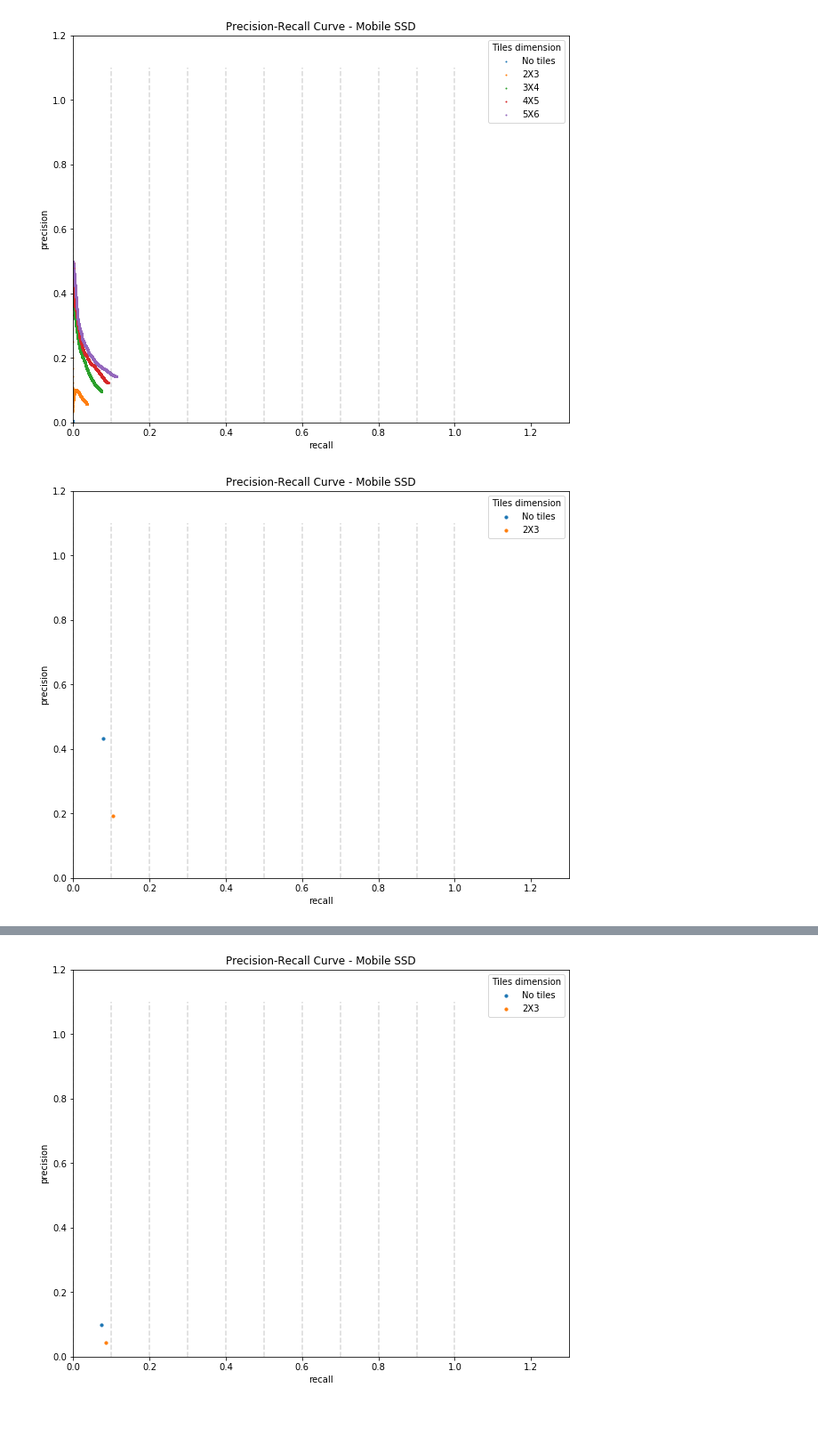
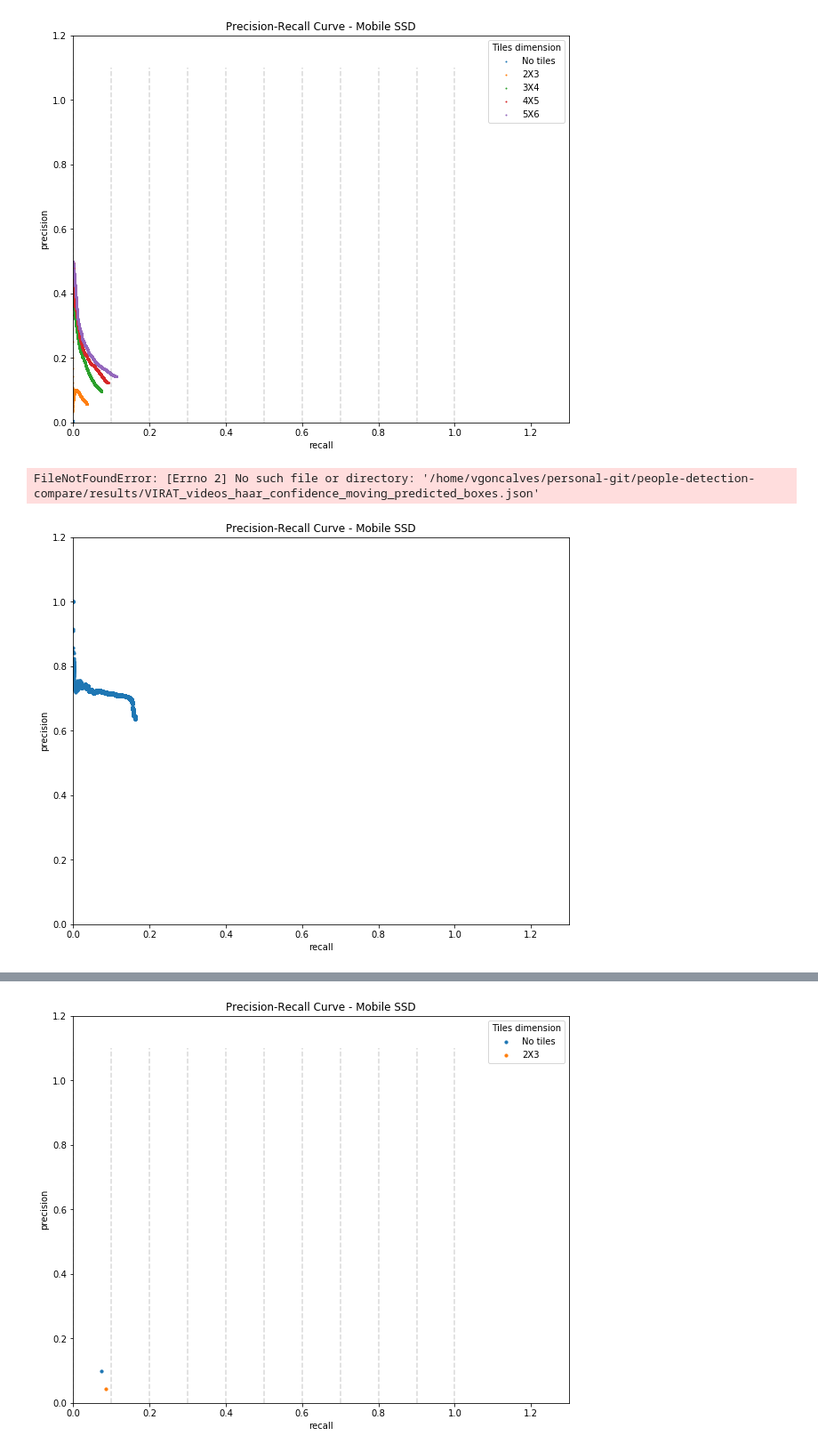
Before and after one commit to vinicius-pirees/people-detection-compare, a Jupyter notebook: people_detection/Generate_visualizations.ipynb, the cells around one changed output, grey strips where cells are left out. Shown at 89% size. Cells and saved outputs as stored; diff of their text form; code cells hidden in the pictures; blank space fills up the shorter version.

Commit message:
confidence

```diff
--- a/people_detection/Generate_visualizations.ipynb
+++ b/people_detection/Generate_visualizations.ipynb
@@ -270,7 +270,7 @@ plt.show()
 # %% [output]
 [figure]
 # %%
-technique = 'haar'
+technique = 'haar_confidence'
 dict_map = {}
 
 filtered_files = [file for file in os.listdir(os.path.join(main_dir, 'results/')) if technique in file]
@@ -298,4 +298,21 @@ for xval in np.linspace(0.0, 1.0, 11):
     plt.vlines(xval, 0.0, 1.1, color='gray', alpha=0.3, linestyles='dashed')
 plt.show()
 # %% [output]
-[figure, removed]
+FileNotFoundError: [Errno 2] No such file or directory: '/home/vgoncalves/personal-git/people-detection-compare/results/VIRAT_videos_haar_confidence_moving_predicted_boxes.json'
+# %%
+name = 'haar_confidence'
+predicted_boxes = os.path.join(main_dir, 'results/VIRAT_videos_haar_confidence_predicted_boxes.json')
+with open(predicted_boxes) as infile:
+    pred_boxes = json.load(infile)
+ground_truth_boxes = os.path.join(main_dir, 'resources/virat_dataset/VIRAT_videos_ground_truth_boxes_test.json')
+
+with open(ground_truth_boxes) as infile:
+    gt_boxes = json.load(infile)
+
+data = get_avg_precision_at_iou(gt_boxes, pred_boxes, iou_thr=iou_thr)
+dict_map[name] = data['avg_prec']
+
+ax = None
+ax = plot_pr_curve(data['precisions'], data['recalls'], label=type_tile, title='Precision-Recall Curve - Mobile SSD', color=COLORS[idx*2], ax=ax)
+# %% [output]
+[figure, added]
```
Also changed, not shown: parts of 1 cell of this notebook, 7 other files.
